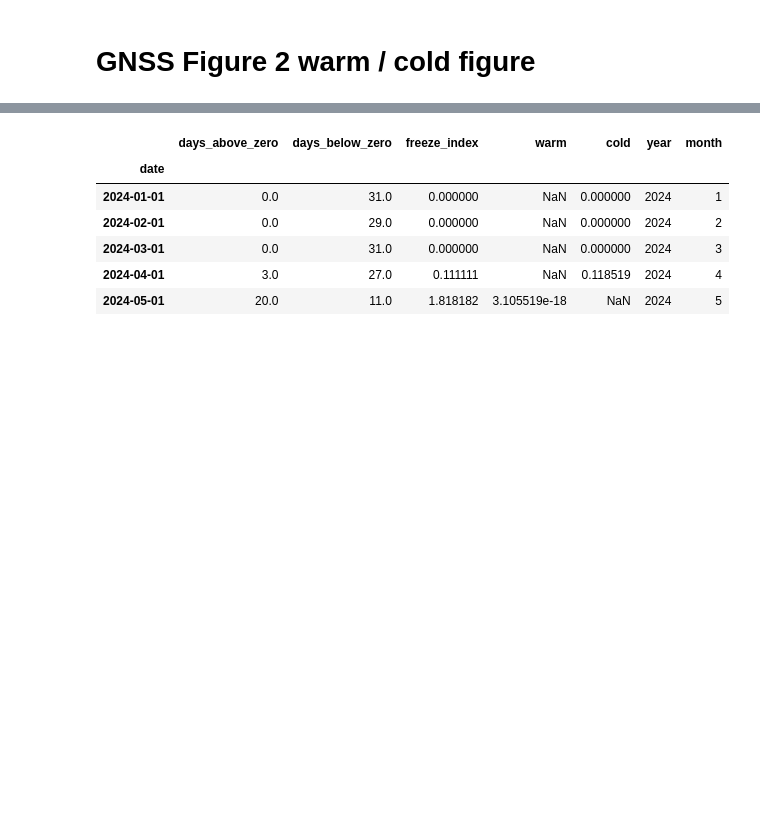
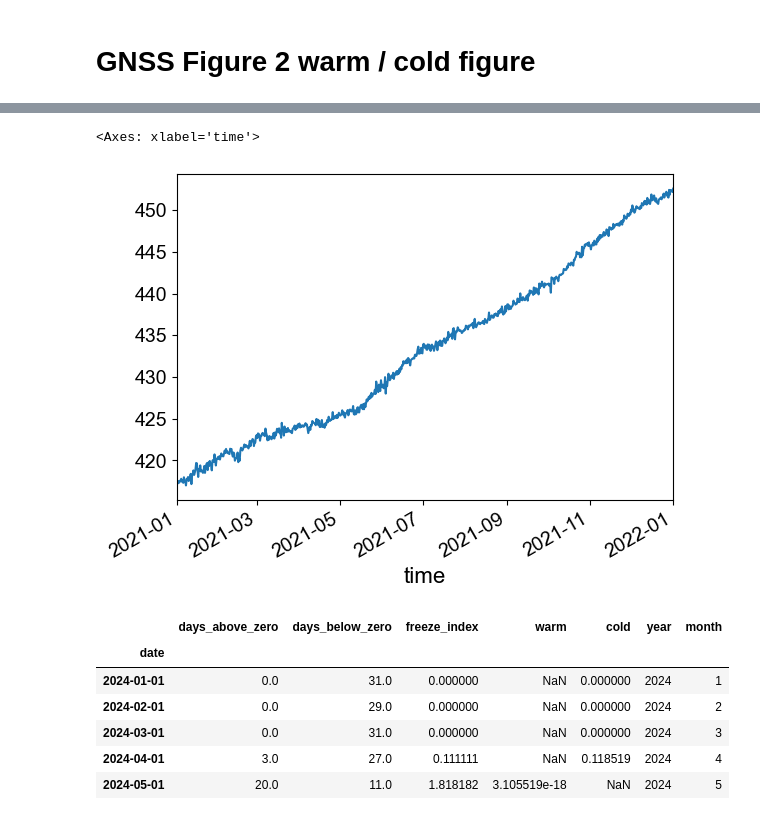
Before and after one commit to agaspaas/Dataanalysis_Jettan_and_Gamanjunni, a Jupyter notebook: Correlations_Jett_Gam.ipynb, the cells around one changed output, grey strips where cells are left out. Saved outputs shown, nothing was run; the diff lists cells and outputs as text; code cells hidden in the pictures; blank space fills up the shorter version.

```diff
--- a/Correlations_Jett_Gam.ipynb
+++ b/Correlations_Jett_Gam.ipynb
@@ -1215 +1701,10 @@ max : 1.1927710843373494
+# %%
+start_time = pd.Timestamp('2021-01-01')
+end_time = pd.Timestamp('2022-01-01')
+df = jtt_gps3[data]
+df =  df[df.index.slice_indexer(start_time,end_time)]
+df.plot()
+# %% [output]
+<Axes: xlabel='time'>
+[figure, added]
 # %%
```
Also changed, not shown: parts of 15 cells of this notebook, 5 other files.
